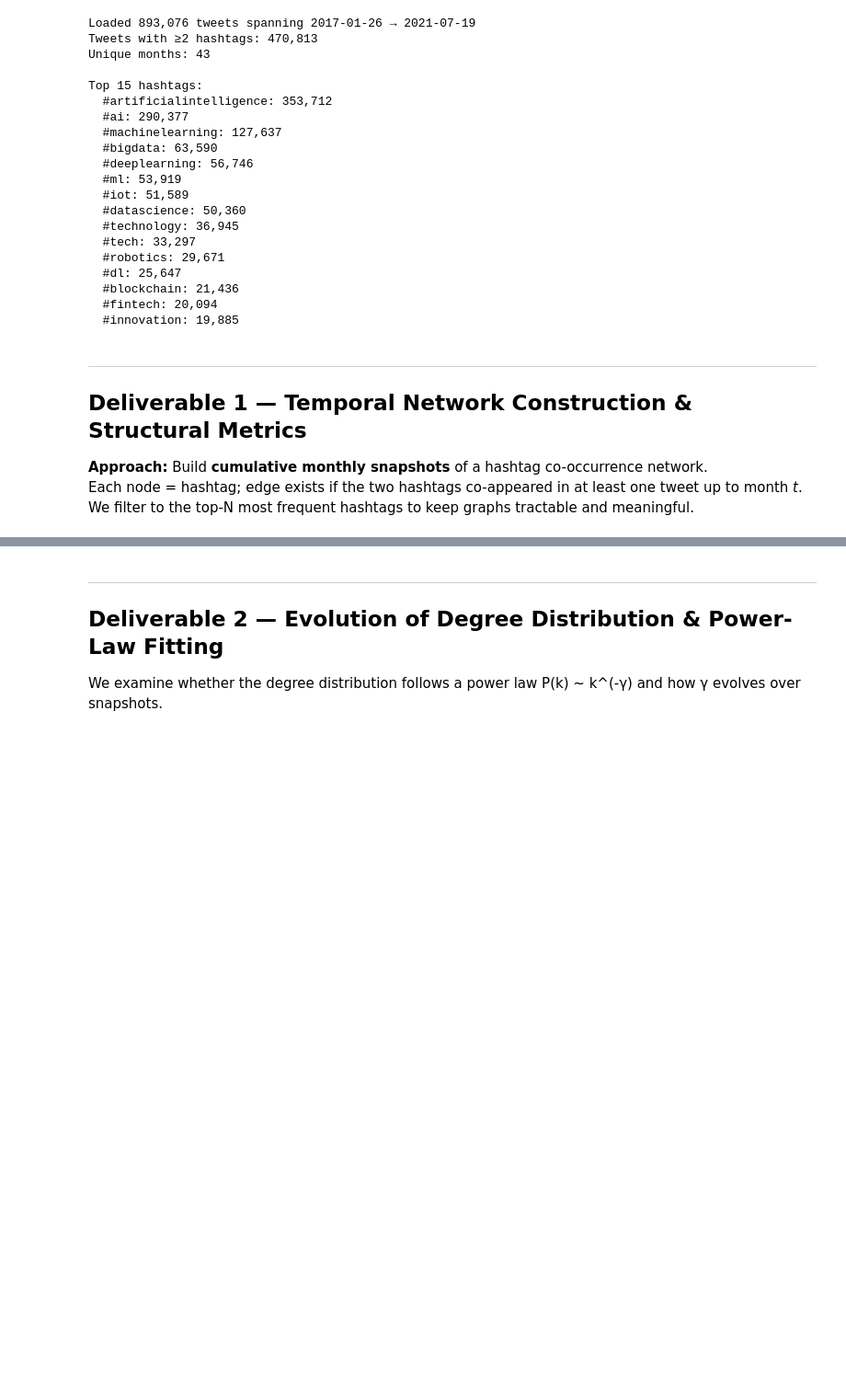
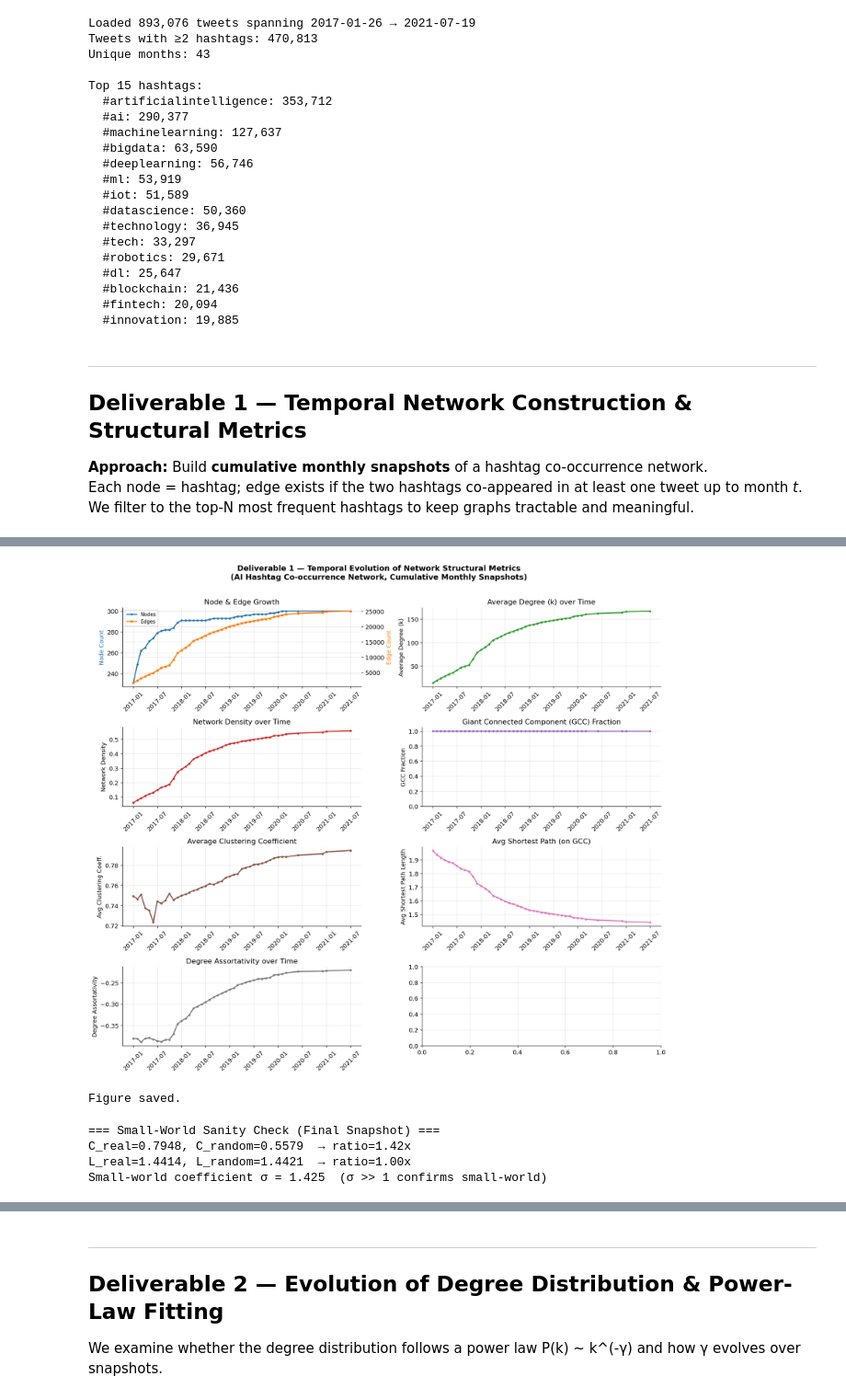
Before and after one commit to n4m4n-3irl4/Temporal-Evoluation-of-Networks, a Jupyter notebook: ai_twitter_temporal_network.ipynb, the cells around one changed output, grey strips where cells are left out. Shown at 92% size. Drawn from its saved outputs; the diff is of its cells as text; code cells hidden in the pictures; blank space fills up the shorter version.

```diff
--- a/ai_twitter_temporal_network.ipynb
+++ b/ai_twitter_temporal_network.ipynb
@@ -175,14 +204,15 @@ for month in sorted_months:
     gcc_frac = giant_component_fraction(G)
     avg_clust = nx.average_clustering(G)
     asp = avg_shortest_path_gcc(G)
+    assort = [nx.degree_assortativity_coefficient(snapshots[m]) for m in sorted_months]
     metrics.append({
         'month': str(month), 'nodes': n, 'edges': e,
         'avg_degree': avg_deg, 'density': density,
         'gcc_fraction': gcc_frac, 'avg_clustering': avg_clust,
-        'avg_shortest_path': asp
+        'avg_shortest_path': asp, 'degree_assortativity': assort[sorted_months.index(month)]
     })
 
 metrics_df = pd.DataFrame(metrics)
 metrics_df['month_dt'] = pd.PeriodIndex(metrics_df['month'], freq='M').to_timestamp()
 print('Metrics computed. Preview:')
-metrics_df[['month','nodes','edges','avg_degree','density','gcc_fraction','avg_clustering','avg_shortest_path']].head(6)
+metrics_df[['month','nodes','edges','avg_degree','density','gcc_fraction','avg_clustering','avg_shortest_path','degree_assortativity']].head(6)
@@ -189,6 +257,6 @@ metrics_df[['month','nodes','edges','avg_degree','density','gcc_fraction','avg_c
 # %%
 # ── Multi-panel plot of structural evolution ──────────────────────────────────
-fig, axes = plt.subplots(3, 2, figsize=(15, 13))
+fig, axes = plt.subplots(4, 2, figsize=(15, 13))
 fig.suptitle('Deliverable 1 — Temporal Evolution of Network Structural Metrics\n'
              '(AI Hashtag Co-occurrence Network, Cumulative Monthly Snapshots)',
              fontsize=14, fontweight='bold', y=1.01)
@@ -222,33 +290,72 @@ ax.set_ylabel('Network Density')
 ax.set_title('Network Density over Time')
 ax.tick_params(axis='x', rotation=45)
 
 # Panel 4: GCC fraction
 ax = axes[1, 1]
 ax.plot(x, metrics_df['gcc_fraction'], color=PALETTE[4], lw=2, marker='o', ms=3)
 ax.set_ylabel('GCC Fraction')
 ax.set_ylim(0, 1.05)
 ax.set_title('Giant Connected Component (GCC) Fraction')
 ax.tick_params(axis='x', rotation=45)
 
 # Panel 5: Avg Clustering Coefficient
 ax = axes[2, 0]
 ax.plot(x, metrics_df['avg_clustering'], color=PALETTE[5], lw=2, marker='o', ms=3)
 ax.set_ylabel('Avg Clustering Coeff.')
 ax.set_title('Average Clustering Coefficient')
 ax.tick_params(axis='x', rotation=45)
 
 # Panel 6: Avg Shortest Path
 ax = axes[2, 1]
 asp_valid = metrics_df.dropna(subset=['avg_shortest_path'])
 ax.plot(asp_valid['month_dt'], asp_valid['avg_shortest_path'],
         color=PALETTE[6], lw=2, marker='o', ms=3)
 ax.set_ylabel('Avg Shortest Path Length')
 ax.set_title('Avg Shortest Path (on GCC)')
 ax.tick_params(axis='x', rotation=45)
 
+# Panel 7: Degree Assortativity
+ax = axes[3, 0]
+ax.plot(x, assort, color=PALETTE[7], lw=2, marker='o', ms=3)
+ax.set_ylabel('Degree Assortativity')
+ax.set_title('Degree Assortativity over Time')
+ax.tick_params(axis='x', rotation=45)
+
 plt.tight_layout()
-plt.savefig('/home/claude/d1_structural_metrics.png', bbox_inches='tight', dpi=130)
+plt.savefig('d1_structural_metrics.png', bbox_inches='tight', dpi=130)
 plt.show()
 print('Figure saved.')
+# %% [output]
+[figure, added]
+Figure saved.
+# %%
+# Add this cell after your metrics computation
+print("\n=== Small-World Sanity Check (Final Snapshot) ===")
+G_final = snapshots[sorted_months[-1]]
+gcc_nodes = max(nx.connected_components(G_final), key=len)
+H_final = G_final.subgraph(gcc_nodes).copy()
+
+C_real = nx.average_clustering(H_final)
+L_real = avg_shortest_path_gcc(H_final)
+
+# ER baseline with same N and <k>
+n = H_final.number_of_nodes()
+p_er = 2 * H_final.number_of_edges() / (n * (n-1))
+G_er = nx.erdos_renyi_graph(n, p_er, seed=SEED)
+er_gcc = max(nx.connected_components(G_er), key=len)
+H_er = G_er.subgraph(er_gcc).copy()
+
+C_rand = nx.average_clustering(H_er)
+L_rand = avg_shortest_path_gcc(H_er)
+
+sigma = (C_real / C_rand) / (L_real / L_rand)
+print(f"C_real={C_real:.4f}, C_random={C_rand:.4f}  → ratio={C_real/C_rand:.2f}x")
+print(f"L_real={L_real:.4f}, L_random={L_rand:.4f}  → ratio={L_real/L_rand:.2f}x")
+print(f"Small-world coefficient σ = {sigma:.3f}  (σ >> 1 confirms small-world)")
+# %% [output]
+=== Small-World Sanity Check (Final Snapshot) ===
+C_real=0.7948, C_random=0.5579  → ratio=1.42x
+L_real=1.4414, L_random=1.4421  → ratio=1.00x
+Small-world coefficient σ = 1.425  (σ >> 1 confirms small-world)
 # %%
 # ── Summary table ────────────────────────────────────────────────────────────
```
Also changed, not shown: parts of 46 cells of this notebook, 11 other files.
